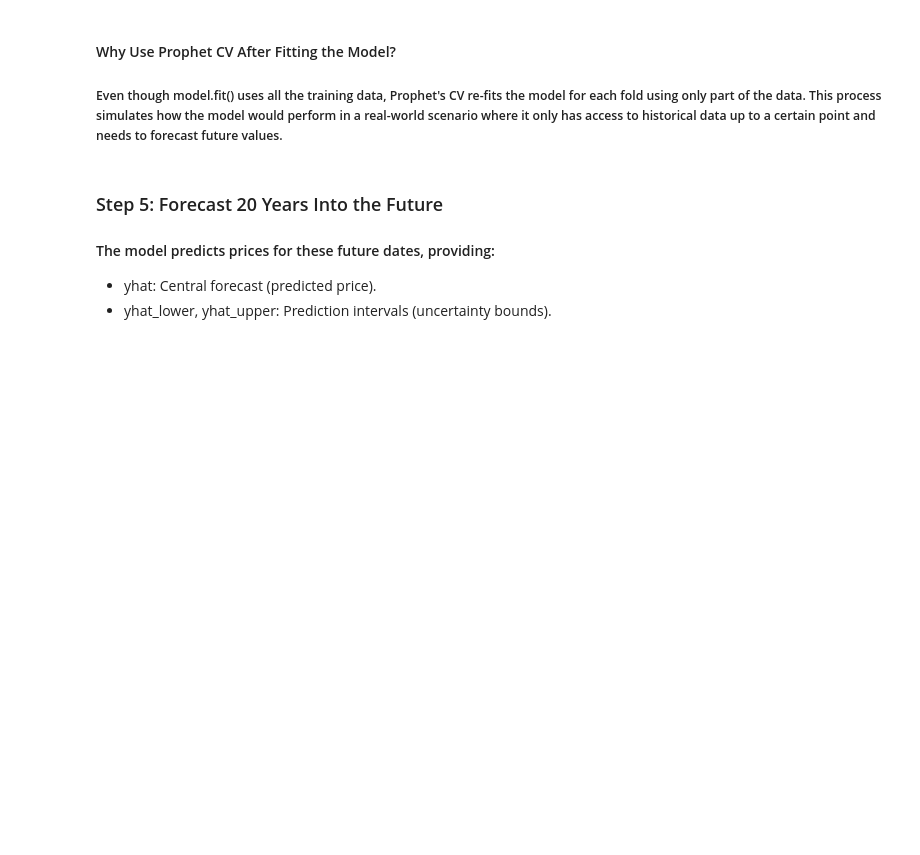
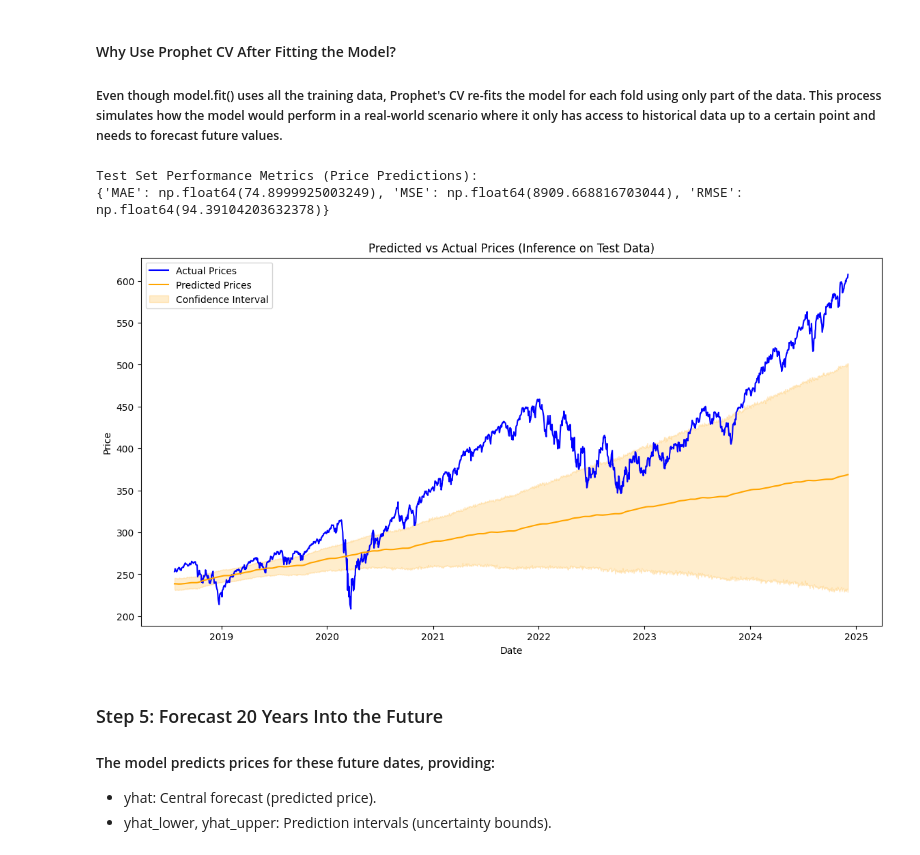
Before and after one commit to dhcchh/SPY-Analytics-Forecasting-Project, a Jupyter notebook: ML-Notebooks/ML-Prophet-Price.ipynb, the cells around one changed output. Drawn from its saved outputs; the diff is of its cells as text; code cells hidden in the pictures; blank space fills up the shorter version.

Commit message:
Added inference comparison

```diff
--- a/ML-Notebooks/ML-Prophet-Price.ipynb
+++ b/ML-Notebooks/ML-Prophet-Price.ipynb
@@ -144,3 +139,52 @@ days_to_forecast = (target_end_date - last_date).days  # Calculate days to forec
+# %%
+# Predict on Test Dataset (Inference)
+# Extract the dates from the test dataset
+future_test = test_data[['ds']].copy()
+
+# Make predictions (inference) directly on the test dataset
+inference_predictions = model.predict(future_test)
+
+# Merge Actual Prices with Predictions
+# Merge the test data with predicted values for comparison
+inference_results = test_data[['ds', 'y']].copy()  # Actual prices from the test set
+inference_results = inference_results.merge(
+    inference_predictions[['ds', 'yhat', 'yhat_lower', 'yhat_upper']], on='ds', how='inner'
+)
+
+# Calculate Performance Metrics
+def calculate_price_metrics(actual, predicted):
+    actual_values = actual['y'].values
+    predicted_values = predicted['yhat'].values
+    mae = abs(actual_values - predicted_values).mean()
+    mse = ((actual_values - predicted_values) ** 2).mean()
+    rmse = mse ** 0.5
+    return {"MAE": mae, "MSE": mse, "RMSE": rmse}
+
+price_metrics = calculate_price_metrics(test_data, inference_results)
+print("\nTest Set Performance Metrics (Price Predictions):")
+print(price_metrics)
+
+# Plot Predicted vs Actual Prices
+plt.figure(figsize=(14, 7))
+plt.plot(inference_results['ds'], inference_results['y'], label="Actual Prices", color="blue")
+plt.plot(inference_results['ds'], inference_results['yhat'], label="Predicted Prices", color="orange")
+plt.fill_between(
+    inference_results['ds'],
+    inference_results['yhat_lower'],
+    inference_results['yhat_upper'],
+    color="orange",
+    alpha=0.2,
+    label="Confidence Interval"
+)
+plt.title("Predicted vs Actual Prices (Inference on Test Data)")
+plt.xlabel("Date")
+plt.ylabel("Price")
+plt.legend()
+plt.show()
+# %% [output]
+Test Set Performance Metrics (Price Predictions):
+{'MAE': np.float64(74.8999925003249), 'MSE': np.float64(8909.668816703044), 'RMSE': np.float64(94.39104203632378)}
+[figure, added]
 # %% [markdown]
 ### Step 5: Forecast 20 Years Into the Future
 #### The model predicts prices for these future dates, providing:
```
Also changed, not shown: parts of 2 cells of this notebook.
